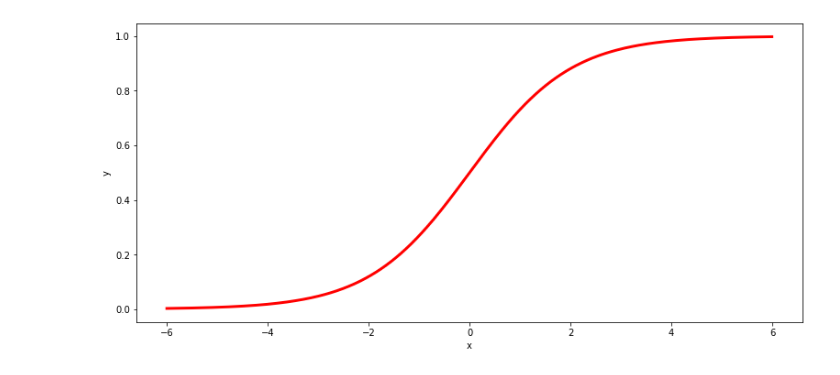
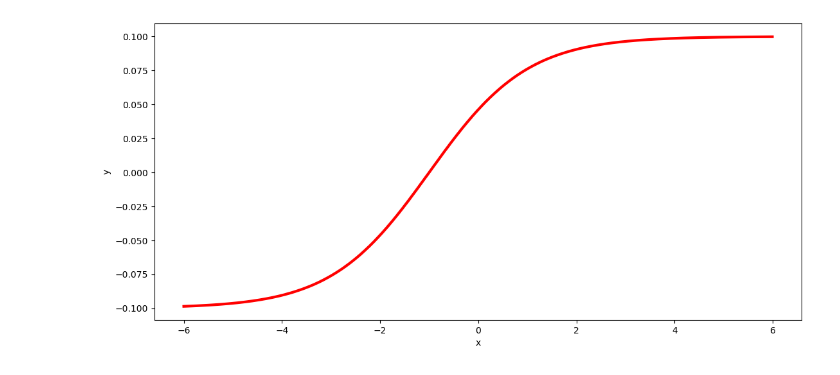
Before and after one commit to vencov/FAV_upsidedown, a Jupyter notebook: Boltzmann/boltzmann.ipynb, the cells around one changed output. Saved outputs shown, nothing was run; the diff lists cells and outputs as text; code cells hidden in the pictures.

```diff
--- a/Boltzmann/boltzmann.ipynb
+++ b/Boltzmann/boltzmann.ipynb
@@ -1,18 +1,22 @@
 # %%
 # Sigmoid function
 
 import numpy as np
 import matplotlib.pyplot as plt
 
 x = np.arange(-6,6,0.01)
 
-y = 1./(1 + np.exp(-x))
+Psat = 0.1
+P0 = 1
+z = -1  # slope parameter
+
+y = -Psat + (2*Psat)/(1 + np.exp(z*(x+P0)))
 
 fig, ax = plt.subplots(figsize=(13, 6))
 ax.set_xlabel('x')
 ax.set_ylabel('y')
 
 ax.plot(x, y, lw=3, c='r')
 plt.show()
 # %% [output]
-[figure, old version]
+[figure, new version]
```
Also changed, not shown: parts of 1 cell of this notebook, 17 other files.
